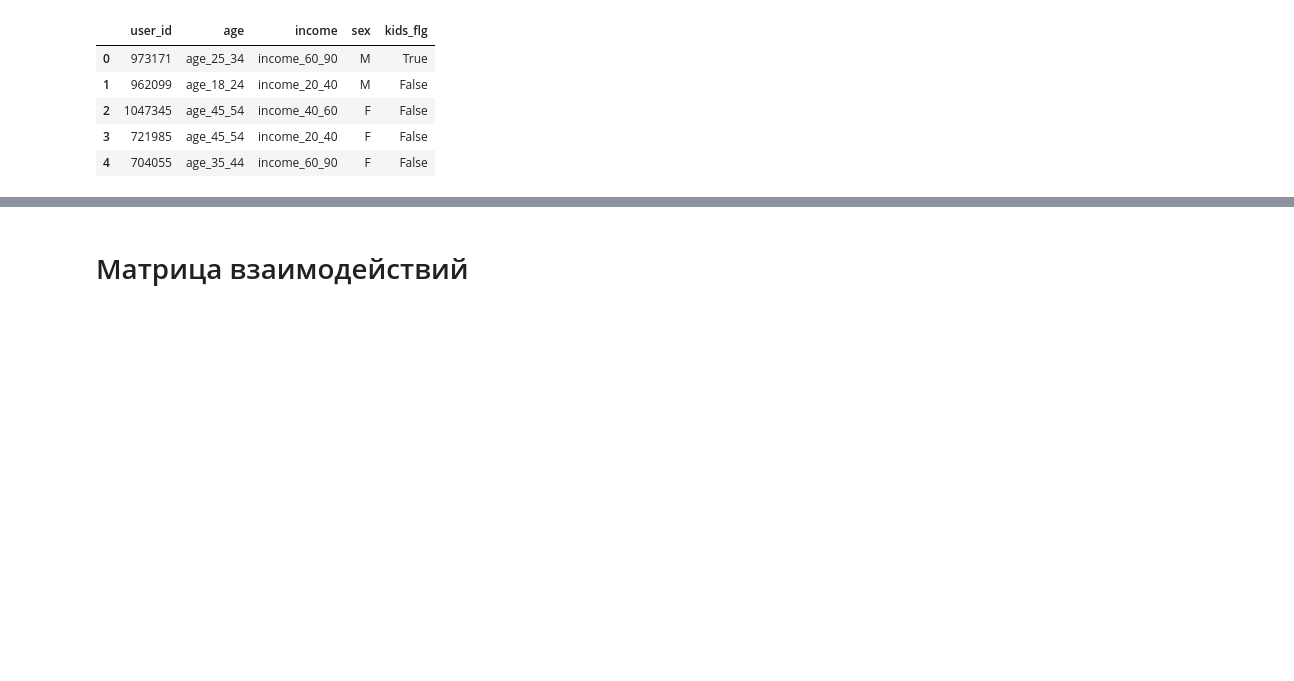
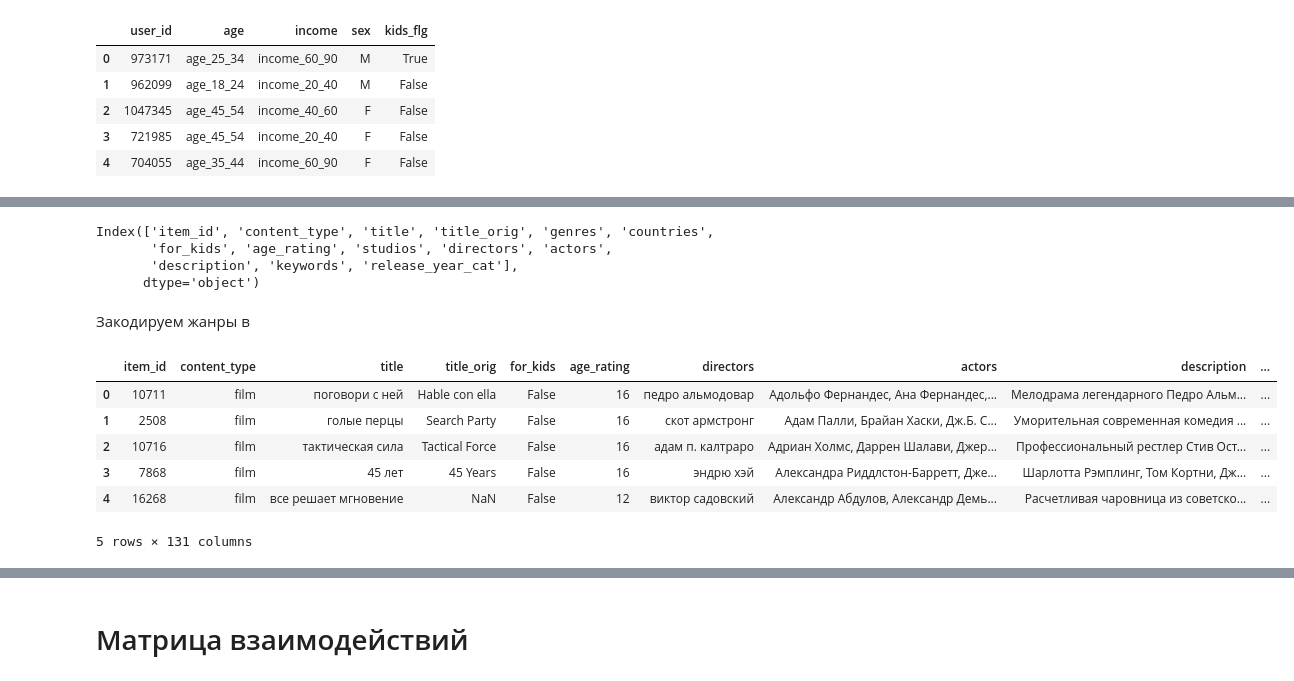
Before and after one commit to nixiieee/reelrecs, a Jupyter notebook: train_dssm.ipynb, the cells around one changed output, grey strips where cells are left out. Drawn from its saved outputs; the diff is of its cells as text; code cells hidden in the pictures; blank space fills up the shorter version.

```diff
--- a/train_dssm.ipynb
+++ b/train_dssm.ipynb
@@ -112,0 +109,3 @@ items_ohe_df.head()
+# %%
+items_df['genres'] = items_df['genres'].map(ast.literal_eval)
+items_df['countries'] = items_df['countries'].map(lambda s: list(set(s.split(', '))))
@@ -112,0 +121,30 @@ items_ohe_df.head()
+# %%
+items_df.columns
+# %% [output]
+Index(['item_id', 'content_type', 'title', 'title_orig', 'genres', 'countries',
+       'for_kids', 'age_rating', 'studios', 'directors', 'actors',
+       'description', 'keywords', 'release_year_cat'],
+      dtype='object')
+# %% [markdown]
+Закодируем жанры в
+# %%
+genres_mlb = MultiLabelBinarizer()
+genres_one_hot = pd.DataFrame(genres_mlb.fit_transform(items_df['genres']),
+                              columns=list(map(lambda s: f'genre_{s}', genres_mlb.classes_)),
+                              index=items_df.index,
+                              dtype=np.int32)
+countries_mlb = MultiLabelBinarizer()
+countries_one_hot = pd.DataFrame(countries_mlb.fit_transform(items_df['countries']),
+                                 columns=list(map(lambda s: f'country_{s}', countries_mlb.classes_)),
+                                 index=items_df.index,
+                                 dtype=np.int32)
+items_ohe_df = pd.concat([items_df, genres_one_hot, countries_one_hot], axis=1).drop(columns=['genres', 'genre_no_genre', 'studios', 'countries'])
+items_ohe_df.head()
+# %% [output]
+|  | item_id | content_type | title | title_orig | for_kids | age_rating | directors | actors | description | ... |
+| 0 | 10711 | film | поговори с ней | Hable con ella | False | 16 | педро альмодовар | Адольфо Фернандес, Ана Фернандес,... | Мелодрама легендарного Педро Альм... | ... |
+| 1 | 2508 | film | голые перцы | Search Party | False | 16 | скот армстронг | Адам Палли, Брайан Хаски, Дж.Б. С... | Уморительная современная комедия ... | ... |
+| 2 | 10716 | film | тактическая сила | Tactical Force | False | 16 | адам п. калтраро | Адриан Холмс, Даррен Шалави, Джер... | Профессиональный рестлер Стив Ост... | ... |
+| 3 | 7868 | film | 45 лет | 45 Years | False | 16 | эндрю хэй | Александра Риддлстон-Барретт, Дже... | Шарлотта Рэмплинг, Том Кортни, Дж... | ... |
+| 4 | 16268 | film | все решает мгновение | NaN | False | 12 | виктор садовский | Александр Абдулов, Александр Демь... | Расчетливая чаровница из советско... | ... |
+5 rows × 131 columns
```
Also changed, not shown: parts of 13 cells of this notebook, 1 other file.
